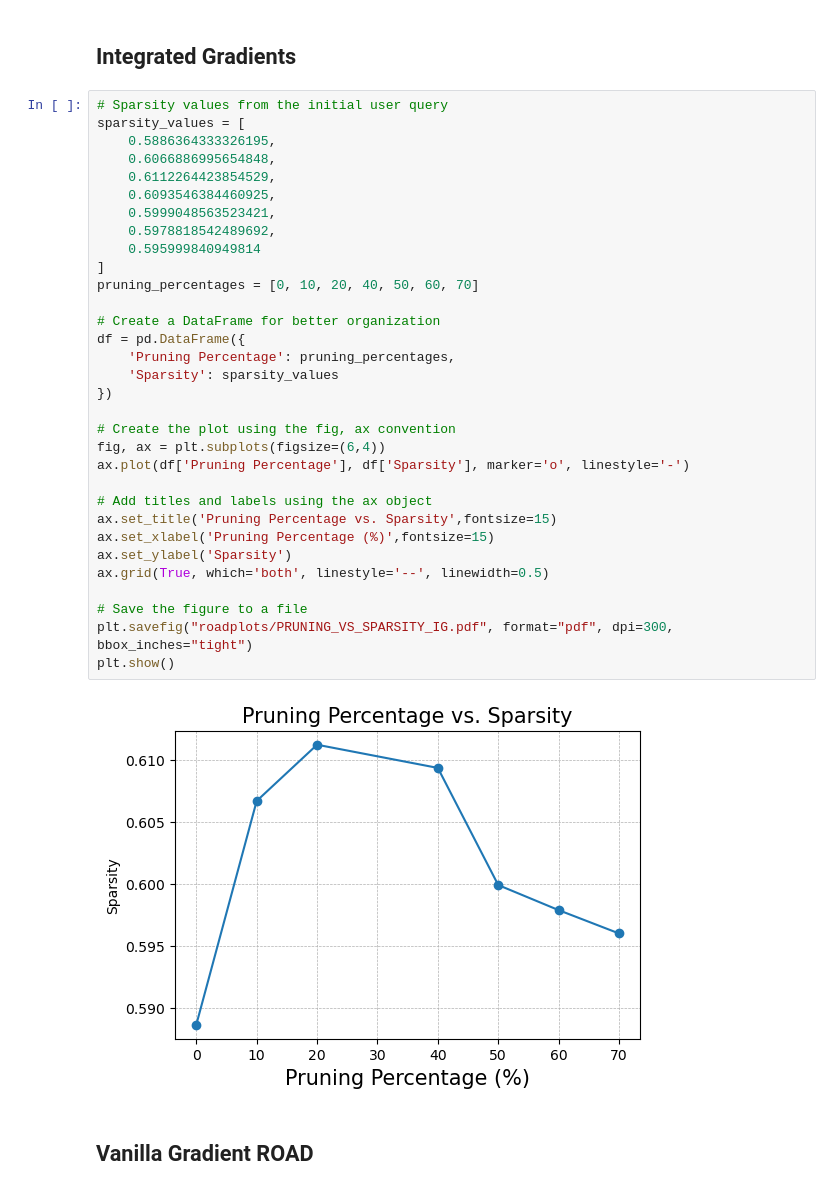
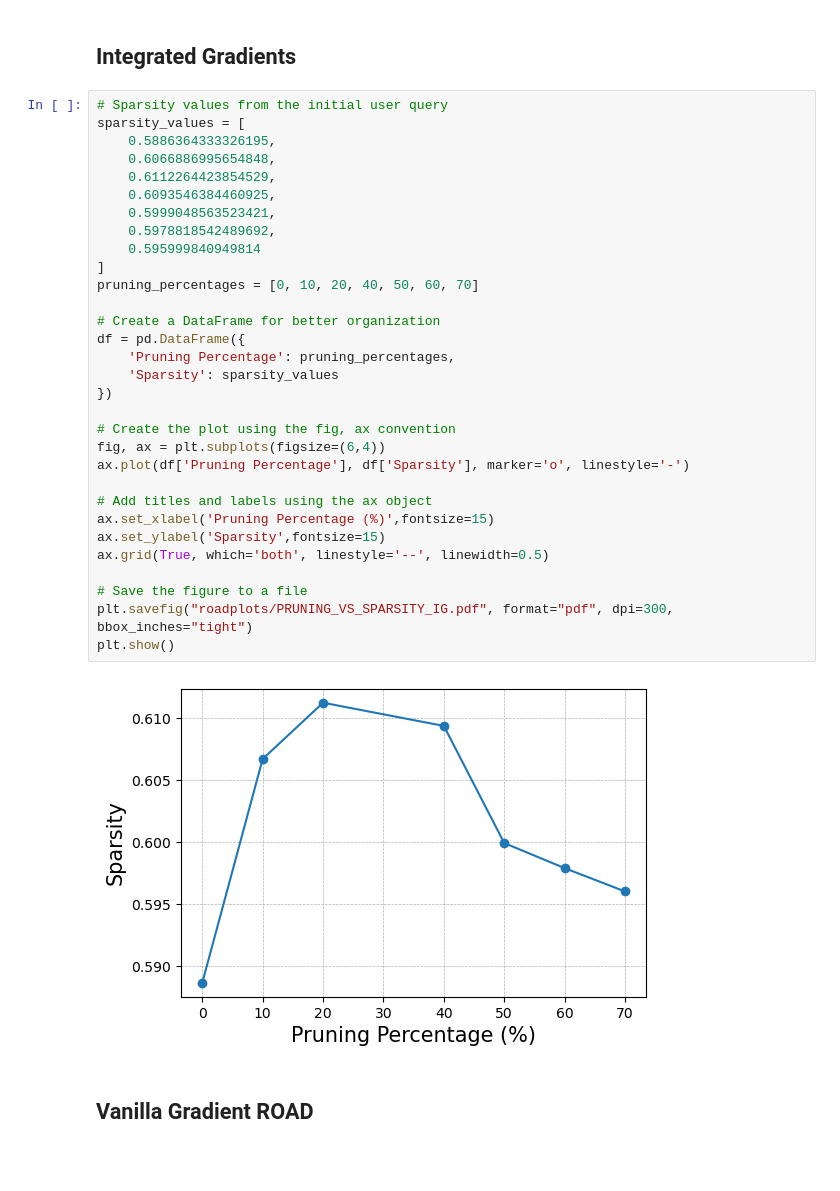
Before and after one commit to sanishsuwal7/NeuripsPruning, a Jupyter notebook: code/saliency.ipynb, the cells around one changed output. Drawn from its saved outputs; the diff is of its cells as text; blank space fills up the shorter version.

```diff
--- a/code/saliency.ipynb
+++ b/code/saliency.ipynb
@@ -444,36 +443,35 @@ plt.show()
 # Sparsity values from the initial user query
 sparsity_values = [
     0.5886364333326195,
     0.6066886995654848,
     0.6112264423854529,
     0.6093546384460925,
     0.5999048563523421,
     0.5978818542489692,
     0.595999840949814
 ]
 pruning_percentages = [0, 10, 20, 40, 50, 60, 70]
 
 # Create a DataFrame for better organization
 df = pd.DataFrame({
     'Pruning Percentage': pruning_percentages,
     'Sparsity': sparsity_values
 })
 
 # Create the plot using the fig, ax convention
 fig, ax = plt.subplots(figsize=(6,4))
 ax.plot(df['Pruning Percentage'], df['Sparsity'], marker='o', linestyle='-')
 
 # Add titles and labels using the ax object
-ax.set_title('Pruning Percentage vs. Sparsity',fontsize=15)
 ax.set_xlabel('Pruning Percentage (%)',fontsize=15)
-ax.set_ylabel('Sparsity')
+ax.set_ylabel('Sparsity',fontsize=15)
 ax.grid(True, which='both', linestyle='--', linewidth=0.5)
 
 # Save the figure to a file
 plt.savefig("roadplots/PRUNING_VS_SPARSITY_IG.pdf", format="pdf", dpi=300, bbox_inches="tight")
 plt.show()
 # %% [output]
-[figure, old version]
+[figure, new version]
 # %% [markdown]
 ## Vanilla Gradient ROAD
 # %%
```
Also changed, not shown: parts of 1 cell of this notebook, 3 other files.
